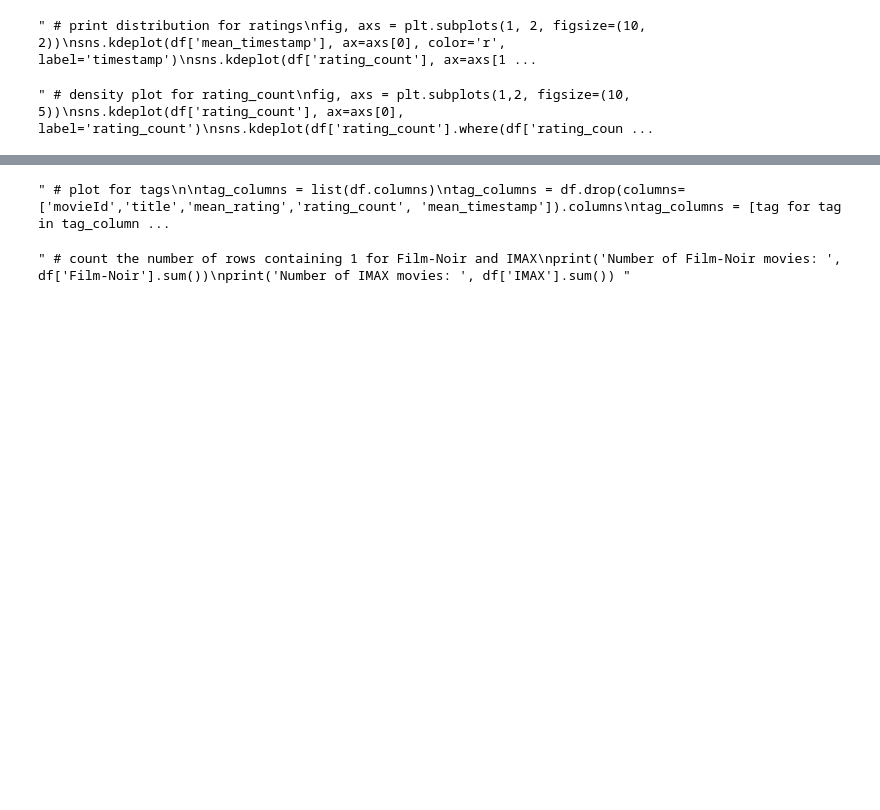
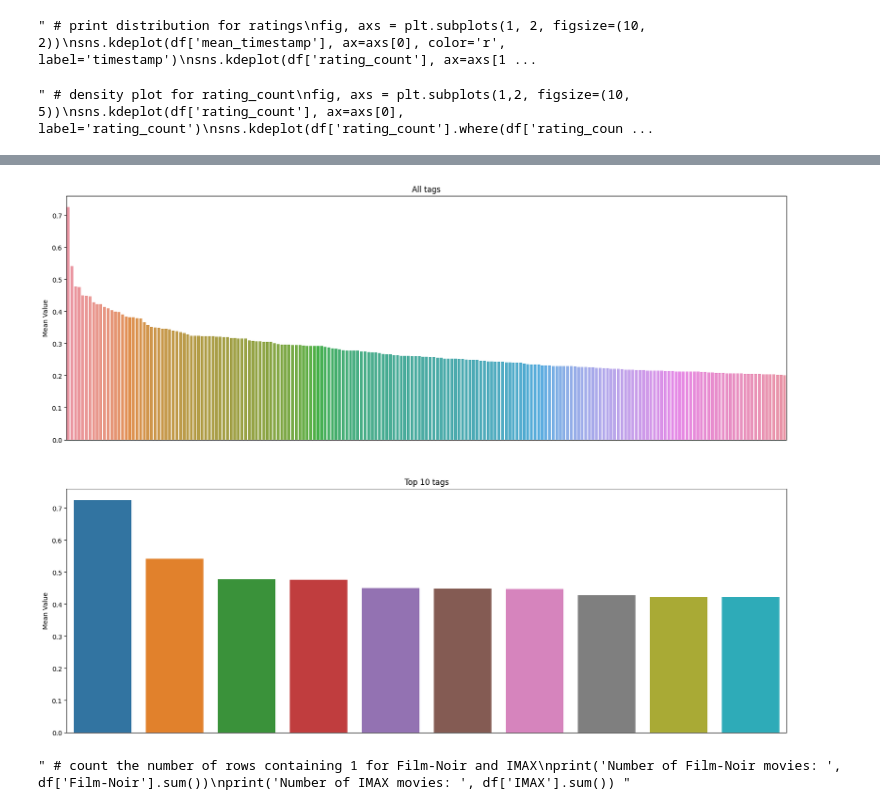
Before and after one commit to nicolopizzo/data-analytics, a Jupyter notebook: analysis.ipynb, the cells around one changed output, grey strips where cells are left out. Saved outputs shown, nothing was run; the diff lists cells and outputs as text; code cells hidden in the pictures; blank space fills up the shorter version.

```diff
--- a/analysis.ipynb
+++ b/analysis.ipynb
@@ -324,27 +326,32 @@ plt.show() """
 # %%
-""" # plot for tags
+# plot for tags
 
 tag_columns = list(df.columns)
 tag_columns = df.drop(columns=['movieId','title','mean_rating','rating_count', 'mean_timestamp']).columns
 tag_columns = [tag for tag in tag_columns if tag not in categories]
 
 tag_dict = {}
 for tag in tag_columns:
     tag_dict[tag] = df[tag].mean()
 
-# order the dictionary by value in descending order
+# order the dictionary by value in descending order and plot the first 10
 tag_dict = {k: v for k, v in sorted(tag_dict.items(), key=lambda item: item[1], reverse=True)}
 
-display('Tag mean: ', tag_dict)
+# display('Tag mean: ', tag_dict)
 
-# plot tag mean
-fig, axs = plt.subplots(1, 1, figsize=(20, 10))
-ax = sns.barplot(x=list(tag_dict.keys()), y=list(tag_dict.values()))
-ax.bar_label(container=ax.containers[0], labels=list(tag_dict.keys()))
+fig, axs = plt.subplots(2, 1, figsize=(20, 15))
+ax1 = sns.barplot(x=list(tag_dict.keys())[:], y=list(tag_dict.values())[:] , ax=axs[0])
+ax1.xaxis.set_ticks([])
+ax1.set_title('All tags')
+ax1.set_ylabel('Mean Value')
+ax2 = sns.barplot(x=list(tag_dict.keys())[:10], y=list(tag_dict.values())[:10] , ax=axs[1])
+ax2.bar_label(container=ax.containers[0], labels=list(tag_dict.keys())[:10])
+ax2.set_title('Top 10 tags')
+ax2.set_ylabel('Mean Value')
 plt.xticks([])
-plt.show() """
+plt.show()
 # %% [output]
-" # plot for tags\n\ntag_columns = list(df.columns)\ntag_columns = df.drop(columns=['movieId','title','mean_rating','rating_count', 'mean_timestamp']).columns\ntag_columns = [tag for tag in tag_column ...
+[figure, added]
 # %%
 """ # count the number of rows containing 1 for Film-Noir and IMAX
 print('Number of Film-Noir movies: ', df['Film-Noir'].sum())
```
Also changed, not shown: parts of 51 cells of this notebook, 1 other file.
